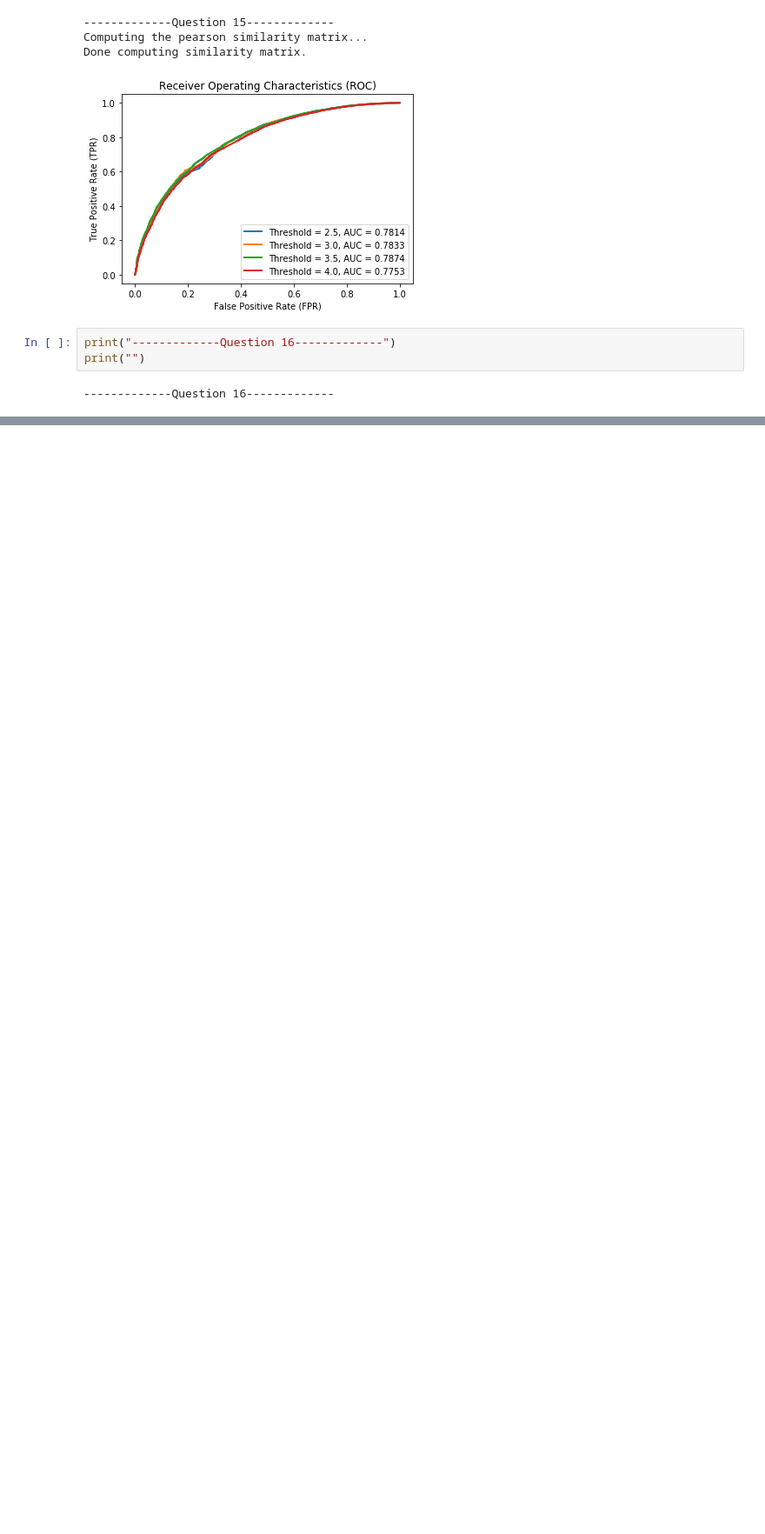
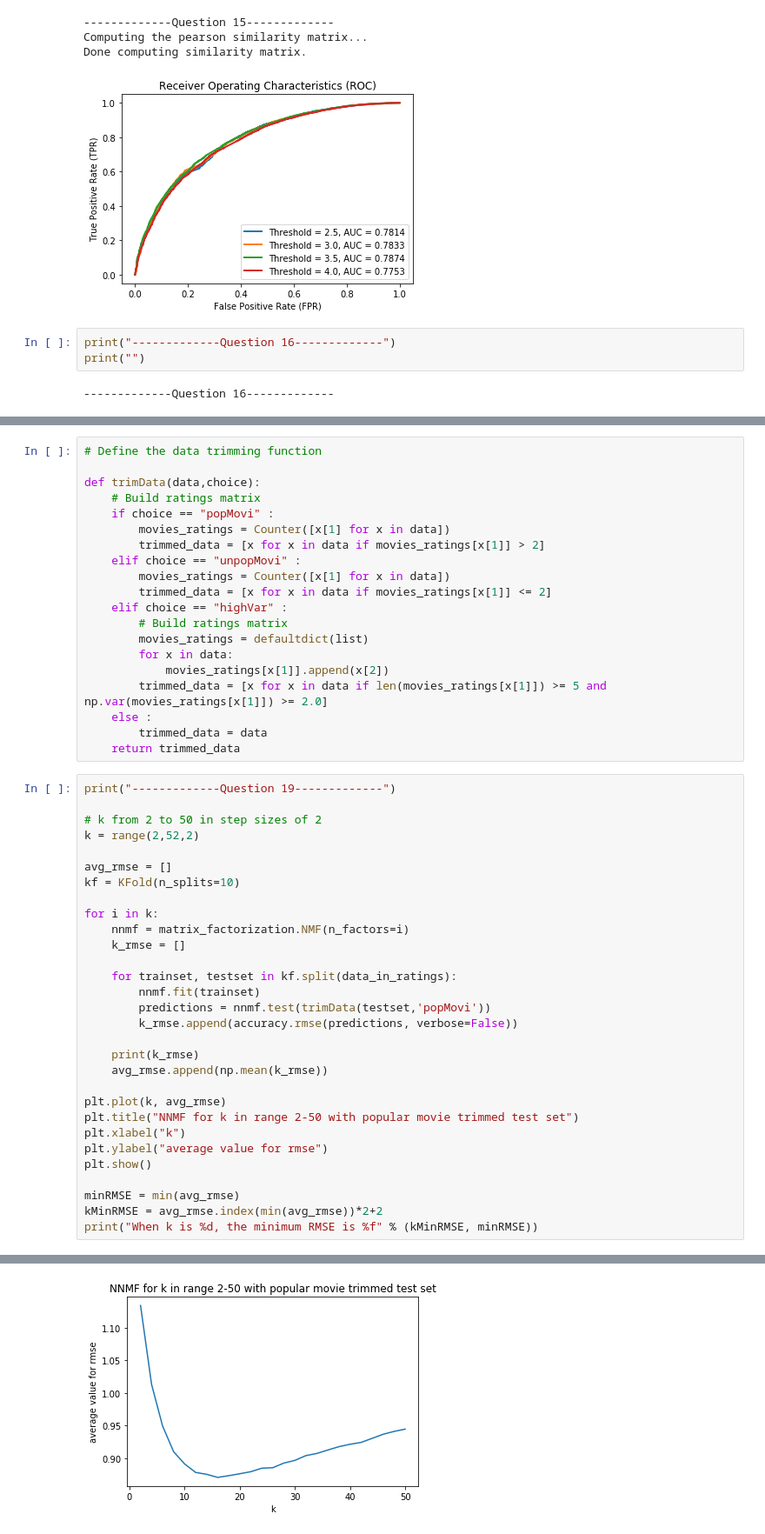
Before and after one commit to NaveganteX/Collaborative-Filtering-1, a Jupyter notebook: EE219_Project3.ipynb, the cells around one changed output, grey strips where cells are left out. Shown: that part at 87% size. Cells and saved outputs as stored; diff of their text form; blank space fills up the shorter version.

```diff
--- a/EE219_Project3.ipynb
+++ b/EE219_Project3.ipynb
@@ -496,0 +479,51 @@ print("-------------Question 22-------------")
+# %%
+# Define the data trimming function
+
+def trimData(data,choice):
+    # Build ratings matrix
+    if choice == "popMovi" :
+        movies_ratings = Counter([x[1] for x in data])
+        trimmed_data = [x for x in data if movies_ratings[x[1]] > 2]
+    elif choice == "unpopMovi" :
+        movies_ratings = Counter([x[1] for x in data])
+        trimmed_data = [x for x in data if movies_ratings[x[1]] <= 2]
+    elif choice == "highVar" :
+        # Build ratings matrix
+        movies_ratings = defaultdict(list)
+        for x in data:
+            movies_ratings[x[1]].append(x[2])
+        trimmed_data = [x for x in data if len(movies_ratings[x[1]]) >= 5 and np.var(movies_ratings[x[1]]) >= 2.0]
+    else :
+        trimmed_data = data
+    return trimmed_data
+# %%
+print("-------------Question 19-------------")
+
+# k from 2 to 50 in step sizes of 2
+k = range(2,52,2)
+
+avg_rmse = []
+kf = KFold(n_splits=10)
+
+for i in k:
+    nnmf = matrix_factorization.NMF(n_factors=i)
+    k_rmse = []
+
+    for trainset, testset in kf.split(data_in_ratings):
+        nnmf.fit(trainset)
+        predictions = nnmf.test(trimData(testset,'popMovi'))
+        k_rmse.append(accuracy.rmse(predictions, verbose=False))
+
+    print(k_rmse)
+    avg_rmse.append(np.mean(k_rmse))
+
+plt.plot(k, avg_rmse)
+plt.title("NNMF for k in range 2-50 with popular movie trimmed test set")
+plt.xlabel("k")
+plt.ylabel("average value for rmse")
+plt.show()
+
+minRMSE = min(avg_rmse)
+kMinRMSE = avg_rmse.index(min(avg_rmse))*2+2
+print("When k is %d, the minimum RMSE is %f" % (kMinRMSE, minRMSE))
+# %% [output]
@@ -496,0 +547 @@ print("-------------Question 22-------------")
+[figure, added]
```
Also changed, not shown: parts of 13 cells of this notebook.
